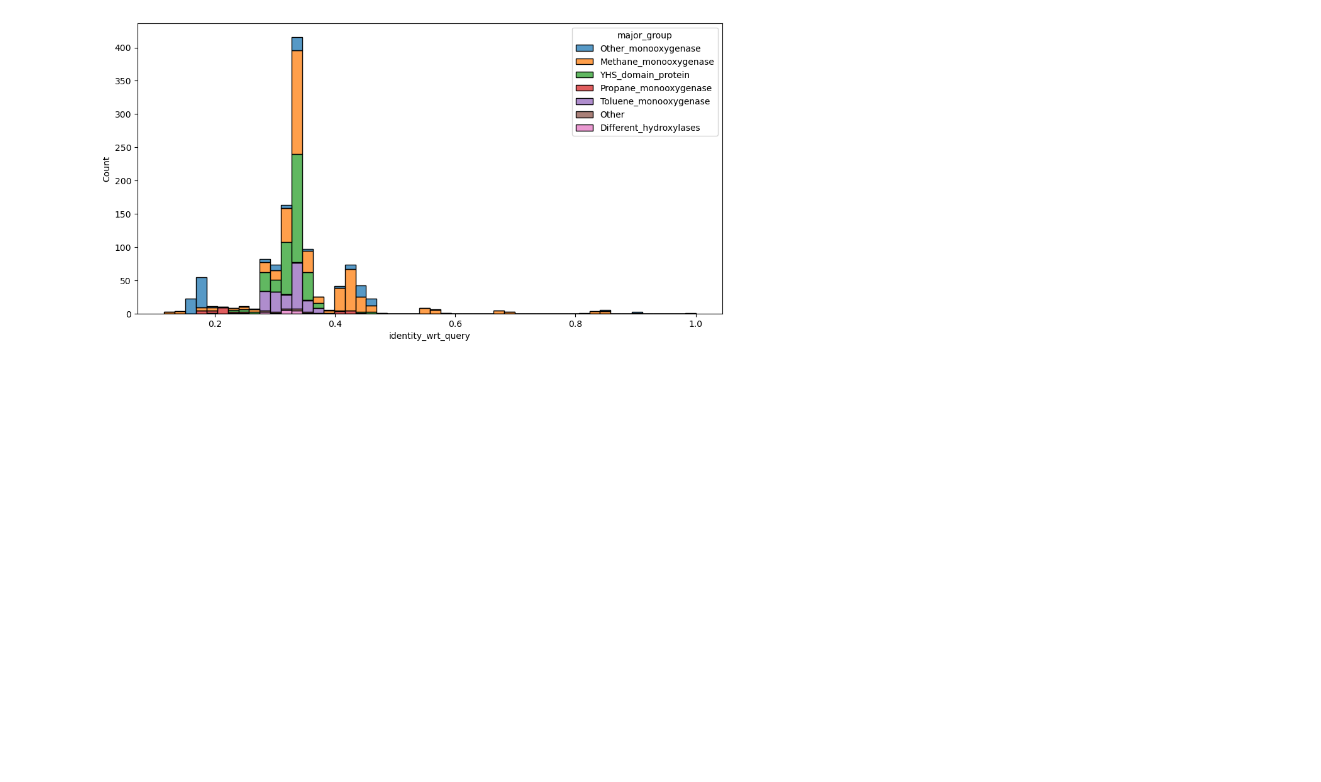
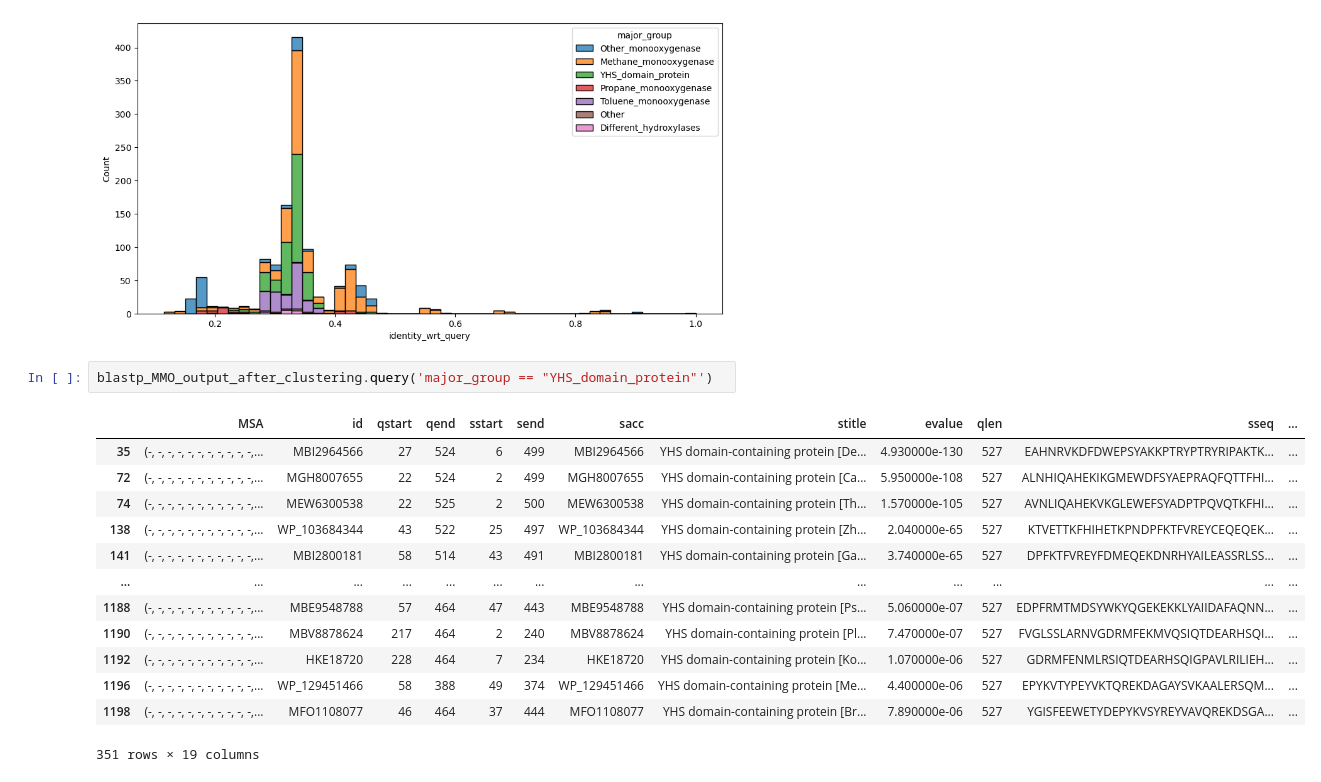
Before and after one commit to kaustubh-amritkar/MMO, a Jupyter notebook: analysis/sequence_collection.ipynb, the cells around one changed output. Drawn from its saved outputs; the diff is of its cells as text; blank space fills up the shorter version.

```diff
--- a/analysis/sequence_collection.ipynb
+++ b/analysis/sequence_collection.ipynb
@@ -582,3 +588,19 @@ sns.histplot(data=blastp_MMO_output_after_clustering, x='identity_wrt_query', hu
 # %% [output]
 <Axes: xlabel='identity_wrt_query', ylabel='Count'>
 [figure]
+# %%
+blastp_MMO_output_after_clustering.query('major_group == "YHS_domain_protein"')
+# %% [output]
+|  | MSA | id | qstart | qend | sstart | send | sacc | stitle | evalue | qlen | sseq | ... |
+| 35 | (-, -, -, -, -, -, -, -, -, -, -,... | MBI2964566 | 27 | 524 | 6 | 499 | MBI2964566 | YHS domain-containing protein [De... | 4.930000e-130 | 527 | EAHNRVKDFDWEPSYAKKPTRYPTRYRIPAKTK... | ... |
+| 72 | (-, -, -, -, -, -, -, -, -, -, -,... | MGH8007655 | 22 | 524 | 2 | 499 | MGH8007655 | YHS domain-containing protein [Ca... | 5.950000e-108 | 527 | ALNHIQAHEKIKGMEWDFSYAEPRAQFQTTFHI... | ... |
+| 74 | (-, -, -, -, -, -, -, -, -, -, -,... | MEW6300538 | 22 | 525 | 2 | 500 | MEW6300538 | YHS domain-containing protein [Th... | 1.570000e-105 | 527 | AVNLIQAHEKVKGLEWEFSYADPTPQVQTKFHI... | ... |
+| 138 | (-, -, -, -, -, -, -, -, -, -, -,... | WP_103684344 | 43 | 522 | 25 | 497 | WP_103684344 | YHS domain-containing protein [Zh... | 2.040000e-65 | 527 | KTVETTKFHIHETKPNDPFKTFVREYCEQEQEK... | ... |
+| 141 | (-, -, -, -, -, -, -, -, -, -, -,... | MBI2800181 | 58 | 514 | 43 | 491 | MBI2800181 | YHS domain-containing protein [Ga... | 3.740000e-65 | 527 | DPFKTFVREYFDMEQEKDNRHYAILEASSRLSS... | ... |
+| ... | ... | ... | ... | ... | ... | ... | ... | ... | ... | ... | ... | ... |
+| 1188 | (-, -, -, -, -, -, -, -, -, -, -,... | MBE9548788 | 57 | 464 | 47 | 443 | MBE9548788 | YHS domain-containing protein [Ps... | 5.060000e-07 | 527 | EDPFRMTMDSYWKYQGEKEKKLYAIIDAFAQNN... | ... |
+| 1190 | (-, -, -, -, -, -, -, -, -, -, -,... | MBV8878624 | 217 | 464 | 2 | 240 | MBV8878624 | YHS domain-containing protein [Pl... | 7.470000e-07 | 527 | FVGLSSLARNVGDRMFEKMVQSIQTDEARHSQI... | ... |
+| 1192 | (-, -, -, -, -, -, -, -, -, -, -,... | HKE18720 | 228 | 464 | 7 | 234 | HKE18720 | YHS domain-containing protein [Ko... | 1.070000e-06 | 527 | GDRMFENMLRSIQTDEARHSQIGPAVLRILIEH... | ... |
+| 1196 | (-, -, -, -, -, -, -, -, -, -, -,... | WP_129451466 | 58 | 388 | 49 | 374 | WP_129451466 | YHS domain-containing protein [Me... | 4.400000e-06 | 527 | EPYKVTYPEYVKTQREKDAGAYSVKAALERSQM... | ... |
+| 1198 | (-, -, -, -, -, -, -, -, -, -, -,... | MFO1108077 | 46 | 464 | 37 | 444 | MFO1108077 | YHS domain-containing protein [Br... | 7.890000e-06 | 527 | YGISFEEWETYDEPYKVSYREYVAVQREKDSGA... | ... |
+351 rows × 19 columns
```
Also changed, not shown: parts of 3 cells of this notebook, 2 other files.
